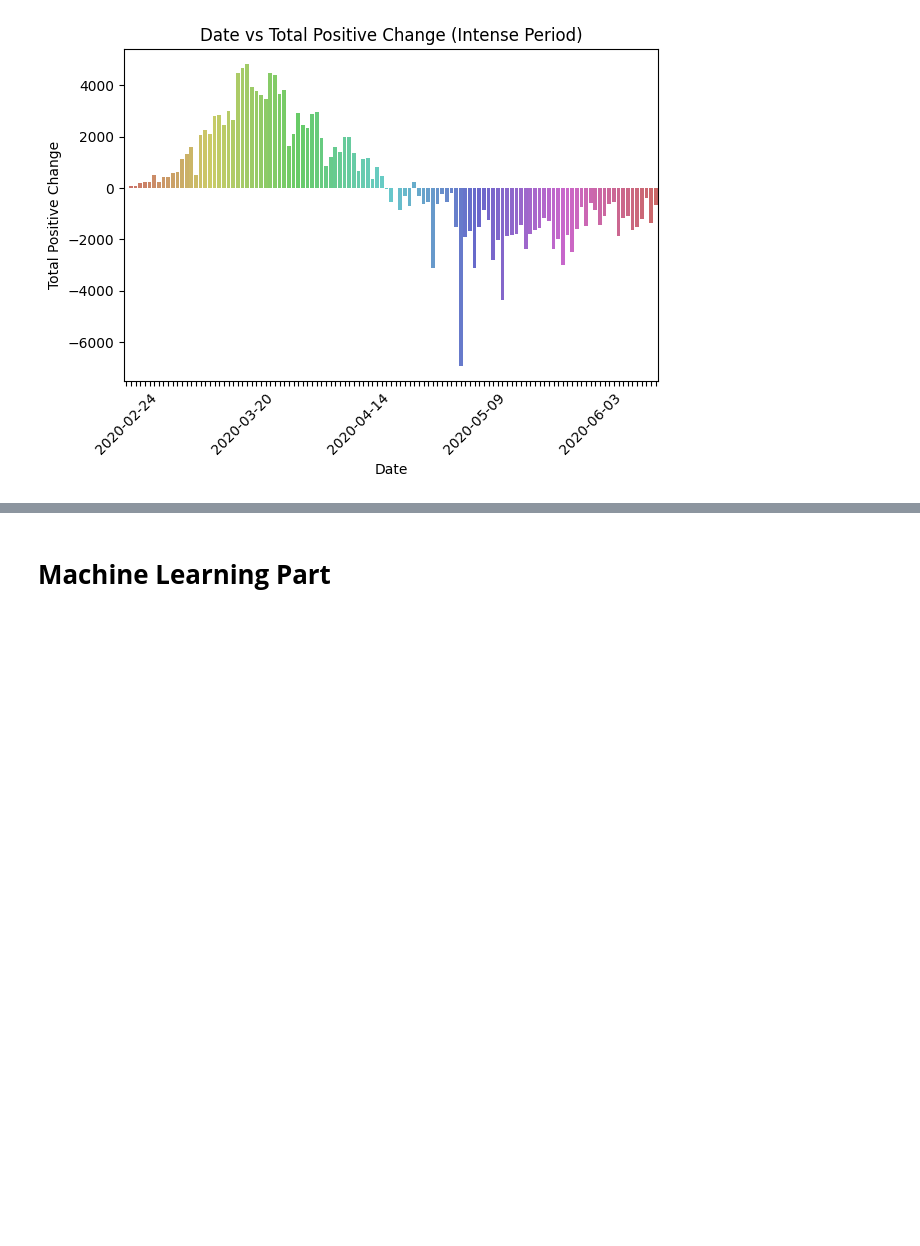
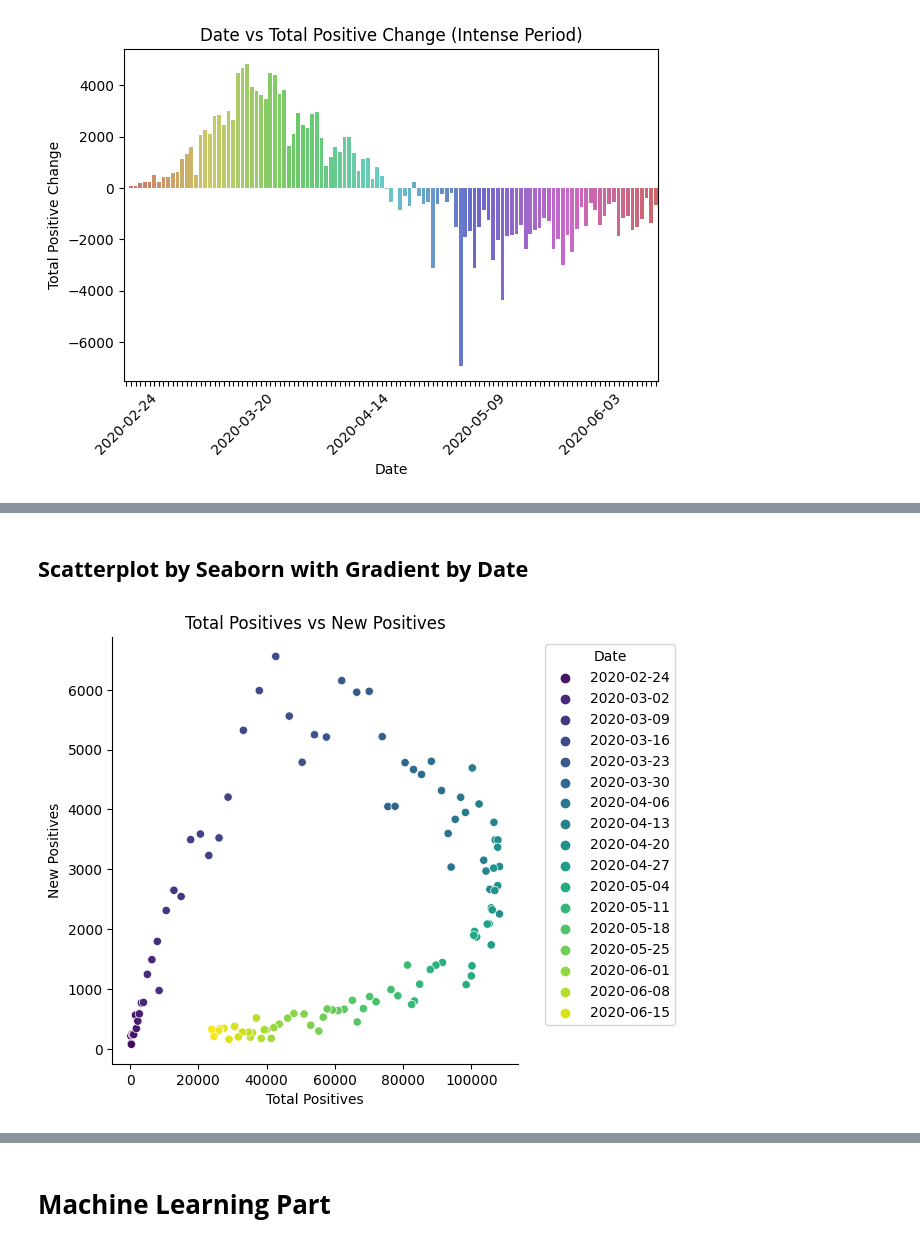
Before and after one commit to neural1977/talks_material, a Jupyter notebook: AI_and_Digital_Health_Code/case_study_1_intensive_care_beds_forecasting.ipynb, the cells around one changed output, grey strips where cells are left out. Drawn from its saved outputs; the diff is of its cells as text; code cells hidden in the pictures; blank space fills up the shorter version.

```diff
--- a/AI_and_Digital_Health_Code/case_study_1_intensive_care_beds_forecasting.ipynb
+++ b/AI_and_Digital_Health_Code/case_study_1_intensive_care_beds_forecasting.ipynb
@@ -456,0 +519,42 @@ plt.show()
+# %% [markdown]
+## **Scatterplot by Seaborn with Gradient by Date**
+# %%
+# Create a DataFrame containing 'total positives' and 'new positives' grouped by date
+total_positives_df = intense_df_exp.groupby(by=['date'])[['total positives', 'new positives']].sum().reset_index()
+
+# Create scatterplot
+g = sns.relplot(
+    x="total positives",
+    y="new positives",
+    hue="date",
+    data=total_positives_df,
+    kind="scatter",
+    palette='viridis',
+    legend=False
+)
+
+ax = g.ax
+
+# Sample dates for legend
+sampled_dates = total_positives_df['date'].iloc[::7]
+
+# Create colors sampled from viridis
+colors = sns.color_palette("viridis", len(sampled_dates))
+
+# Create compact custom legend
+for date, color in zip(sampled_dates, colors):
+    ax.scatter([], [], color=color, label=date.strftime('%Y-%m-%d'))
+
+ax.legend(
+    title='Date',
+    bbox_to_anchor=(1.05, 1),
+    loc='upper left'
+)
+
+plt.title("Total Positives vs New Positives")
+plt.xlabel('Total Positives')
+plt.ylabel('New Positives')
+
+plt.show()
+# %% [output]
+[figure, added]
```
Also changed, not shown: parts of 29 cells of this notebook.
